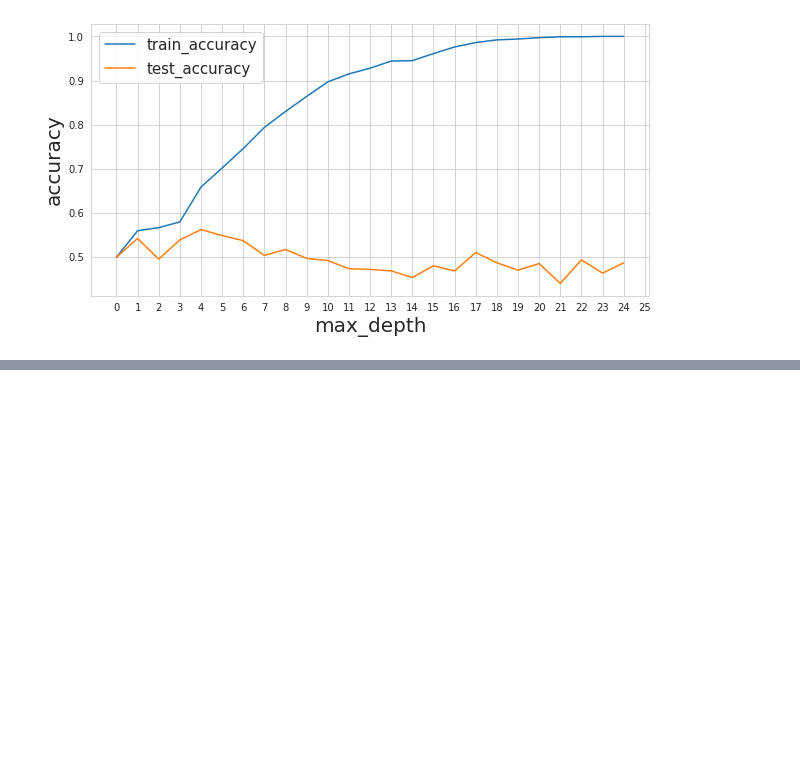
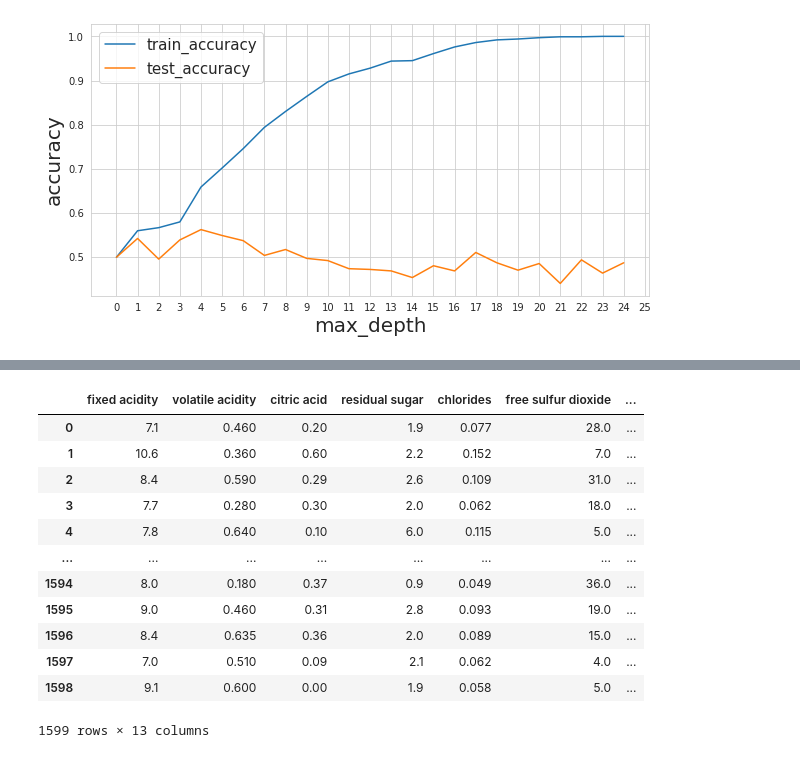
Before and after one commit to aneeshcheriank/approaching-any-machine-learning-problem, a Jupyter notebook: Supervised_vs_unsupervised.ipynb, the cells around one changed output, grey strips where cells are left out. Cells and saved outputs as stored; diff of their text form; code cells hidden in the pictures; blank space fills up the shorter version.

```diff
--- a/Supervised_vs_unsupervised.ipynb
+++ b/Supervised_vs_unsupervised.ipynb
@@ -236,0 +318,16 @@ test_accuracy
+# %%
+df
+# %% [output]
+|  | fixed acidity | volatile acidity | citric acid | residual sugar | chlorides | free sulfur dioxide | ... |
+| 0 | 7.1 | 0.460 | 0.20 | 1.9 | 0.077 | 28.0 | ... |
+| 1 | 10.6 | 0.360 | 0.60 | 2.2 | 0.152 | 7.0 | ... |
+| 2 | 8.4 | 0.590 | 0.29 | 2.6 | 0.109 | 31.0 | ... |
+| 3 | 7.7 | 0.280 | 0.30 | 2.0 | 0.062 | 18.0 | ... |
+| 4 | 7.8 | 0.640 | 0.10 | 6.0 | 0.115 | 5.0 | ... |
+| ... | ... | ... | ... | ... | ... | ... | ... |
+| 1594 | 8.0 | 0.180 | 0.37 | 0.9 | 0.049 | 36.0 | ... |
+| 1595 | 9.0 | 0.460 | 0.31 | 2.8 | 0.093 | 19.0 | ... |
+| 1596 | 8.4 | 0.635 | 0.36 | 2.0 | 0.089 | 15.0 | ... |
+| 1597 | 7.0 | 0.510 | 0.09 | 2.1 | 0.062 | 4.0 | ... |
+| 1598 | 9.1 | 0.600 | 0.00 | 1.9 | 0.058 | 5.0 | ... |
+1599 rows × 13 columns
```
Also changed, not shown: parts of 7 cells of this notebook.
